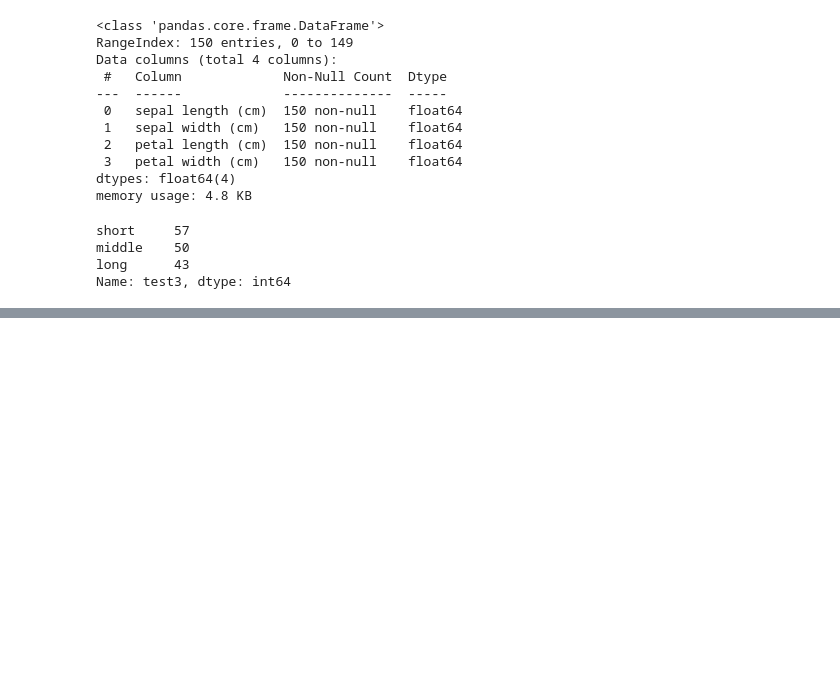
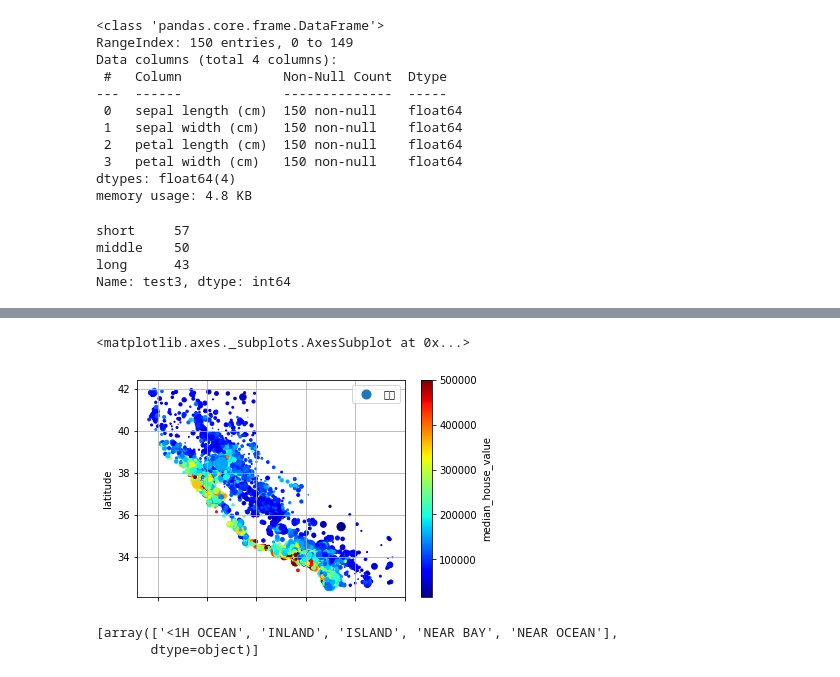
Before and after one commit to srkwon/analysis, a Jupyter notebook: data-analysis-2024/00. 요약정리/00_데이터핸들링.ipynb, the cells around one changed output, grey strips where cells are left out. Cells and saved outputs as stored; diff of their text form; code cells hidden in the pictures; blank space fills up the shorter version.

```diff
--- a/data-analysis-2024/00. 요약정리/00_데이터핸들링.ipynb
+++ b/data-analysis-2024/00. 요약정리/00_데이터핸들링.ipynb
@@ -153,0 +223,27 @@ na=1.000
+# %%
+housing.plot(
+    kind="scatter", x="longitude", y="latitude", grid=True,
+    s=housing["population"]/100, label="인구",
+    c="median_house_value", cmap="jet", colorbar=True
+)
+# %% [output]
+<matplotlib.axes._subplots.AxesSubplot at 0x...>
+[figure, added]
+# %%
+from sklearn.preprocessing import OrdinalEncoder
+
+housing["total_bedrooms"].isna().value_counts()
+
+housing_cat = housing[["ocean_proximity"]]
+housing_cat2 = housing["ocean_proximity"]
+
+encoder = OrdinalEncoder()
+housing_cat_encoded = encoder.fit_transform(housing_cat)
+
+type(housing_cat)
+
+housing_cat_encoded
+encoder.categories_
+# %% [output]
+[array(['<1H OCEAN', 'INLAND', 'ISLAND', 'NEAR BAY', 'NEAR OCEAN'],
+       dtype=object)]
```
Also changed, not shown: parts of 7 cells of this notebook, 1 other file.
